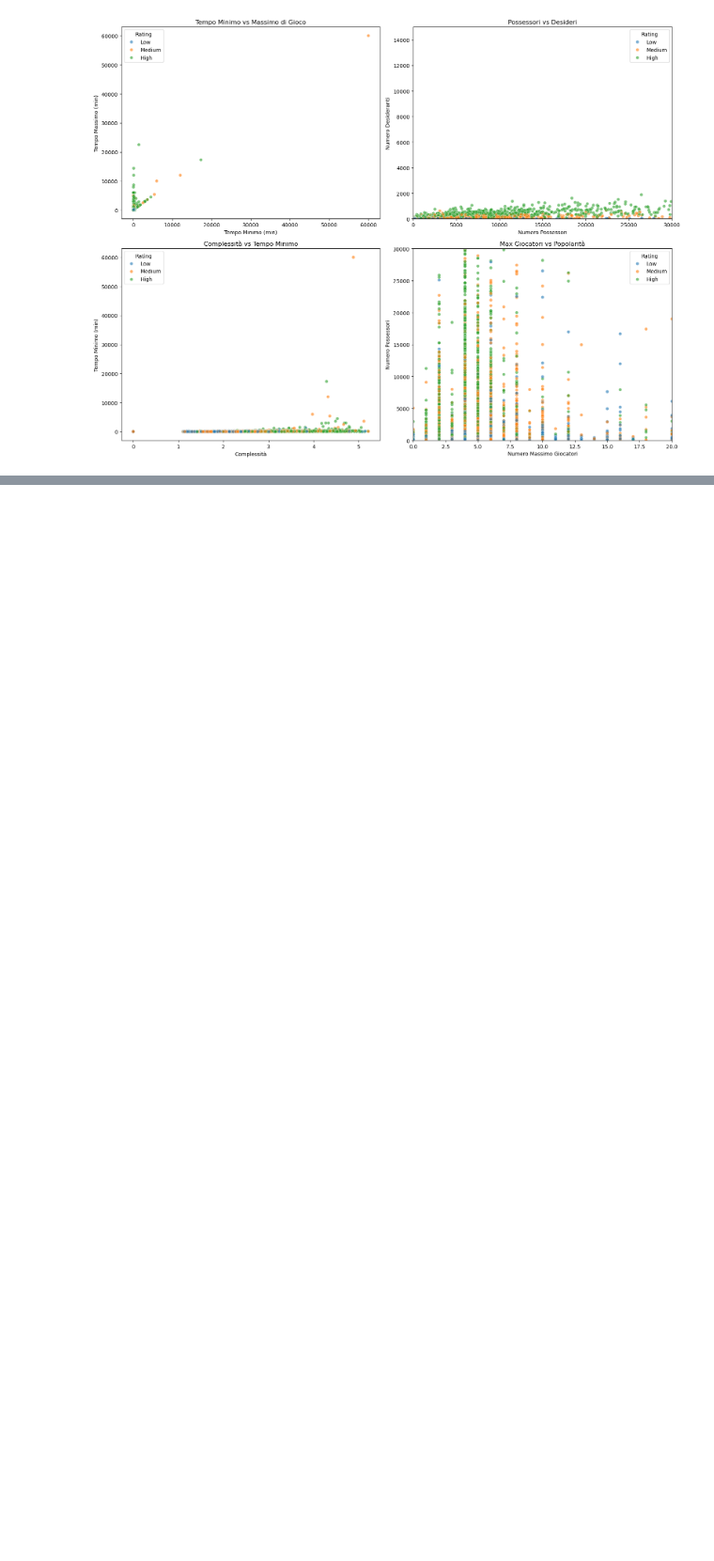
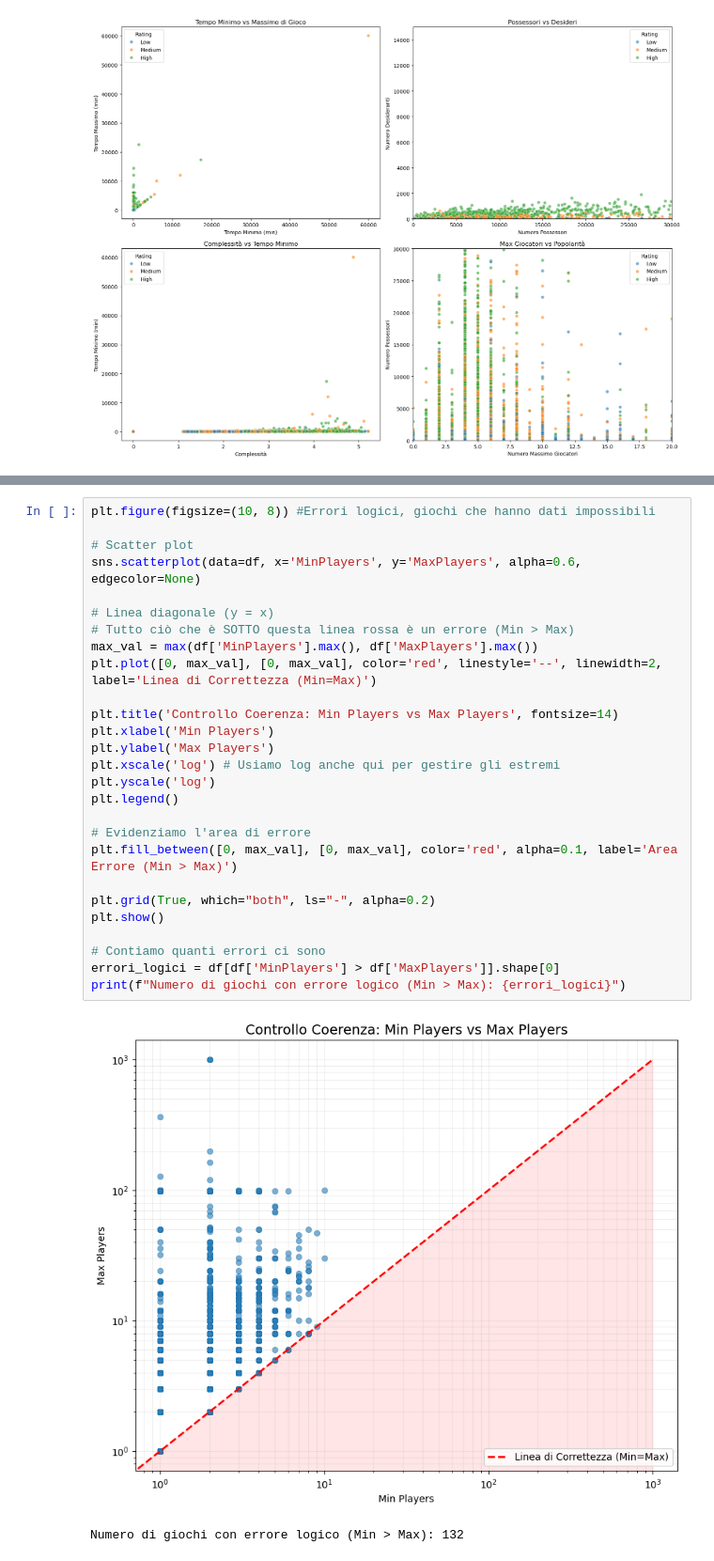
Before and after one commit to iamalessiastocco/dm1-project-boardgames, a Jupyter notebook: notebook/01_data_understanding.ipynb, the cells around one changed output, grey strips where cells are left out. Shown at 94% size. Cells and saved outputs as stored; diff of their text form; blank space fills up the shorter version.

```diff
--- a/notebook/01_data_understanding.ipynb
+++ b/notebook/01_data_understanding.ipynb
@@ -554,0 +396,30 @@ plt.show()
+# %%
+plt.figure(figsize=(10, 8)) #Errori logici, giochi che hanno dati impossibili
+
+# Scatter plot
+sns.scatterplot(data=df, x='MinPlayers', y='MaxPlayers', alpha=0.6, edgecolor=None)
+
+# Linea diagonale (y = x)
+# Tutto ciò che è SOTTO questa linea rossa è un errore (Min > Max)
+max_val = max(df['MinPlayers'].max(), df['MaxPlayers'].max())
+plt.plot([0, max_val], [0, max_val], color='red', linestyle='--', linewidth=2, label='Linea di Correttezza (Min=Max)')
+
+plt.title('Controllo Coerenza: Min Players vs Max Players', fontsize=14)
+plt.xlabel('Min Players')
+plt.ylabel('Max Players')
+plt.xscale('log') # Usiamo log anche qui per gestire gli estremi
+plt.yscale('log')
+plt.legend()
+
+# Evidenziamo l'area di errore
+plt.fill_between([0, max_val], [0, max_val], color='red', alpha=0.1, label='Area Errore (Min > Max)')
+
+plt.grid(True, which="both", ls="-", alpha=0.2)
+plt.show()
+
+# Contiamo quanti errori ci sono
+errori_logici = df[df['MinPlayers'] > df['MaxPlayers']].shape[0]
+print(f"Numero di giochi con errore logico (Min > Max): {errori_logici}")
+# %% [output]
+[figure, added]
+Numero di giochi con errore logico (Min > Max): 132
```
Also changed, not shown: parts of 14 cells of this notebook.
